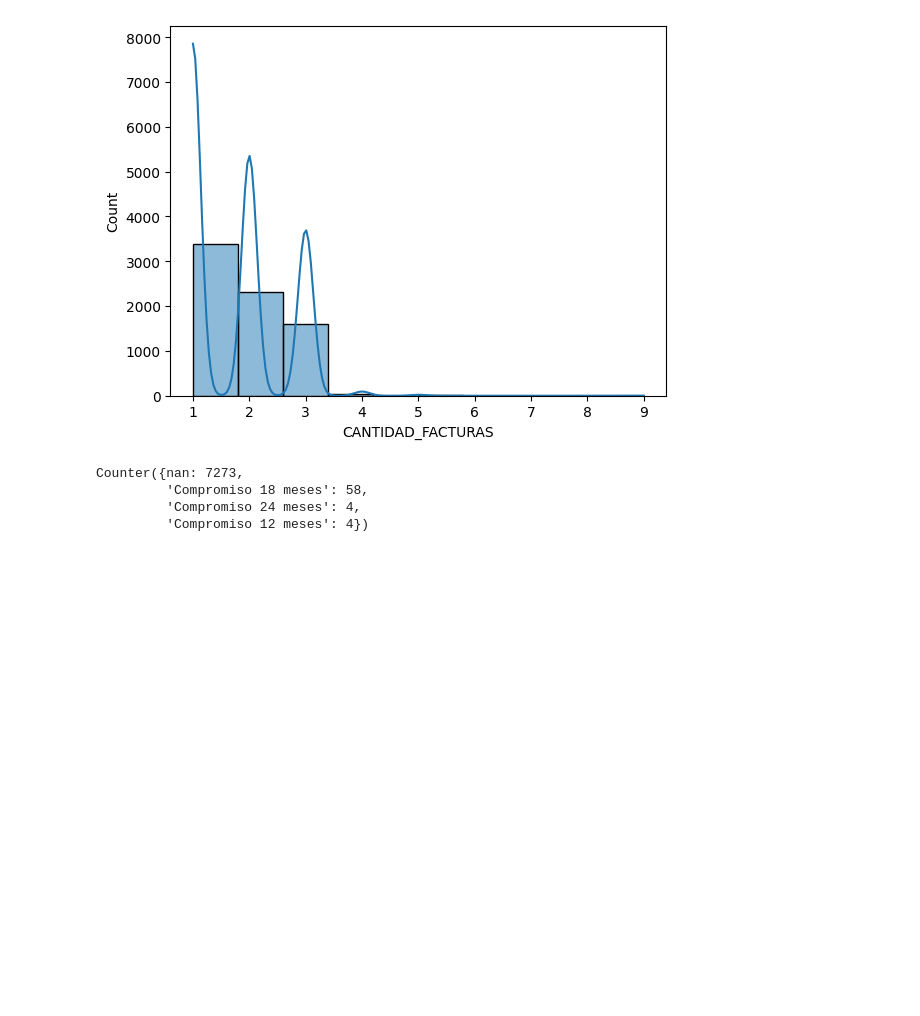
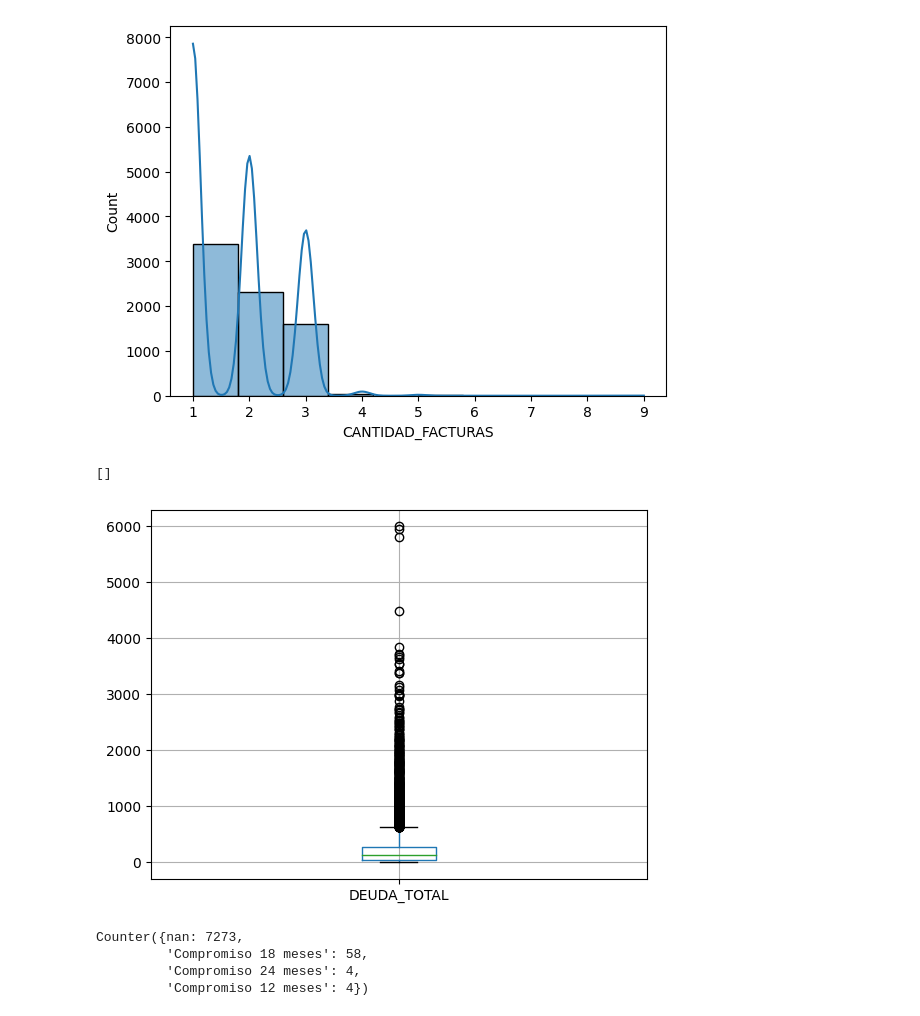
Before and after one commit to socampo737/tdsp_Victor_Santiago_M6, a Jupyter notebook: scripts/training/MainModel.ipynb, the cells around one changed output. Cells and saved outputs as stored; diff of their text form; code cells hidden in the pictures; blank space fills up the shorter version.

```diff
--- a/scripts/training/MainModel.ipynb
+++ b/scripts/training/MainModel.ipynb
@@ -222,6 +309,12 @@ sns.histplot(data=df2, x="CANTIDAD_FACTURAS", bins=10, kde=True)
 # %% [output]
 <Axes: xlabel='CANTIDAD_FACTURAS', ylabel='Count'>
 [figure]
+# %%
+boxplot = df2.boxplot(column=['DEUDA_TOTAL'])
+boxplot.plot()
+# %% [output]
+[]
+[figure, added]
 # %%
 # ANALISIS DE VARIABLE PERMANENCIA
 Counter(df2.PERMANENCIA)
```
Also changed, not shown: parts of 27 cells of this notebook, 8 other files.
